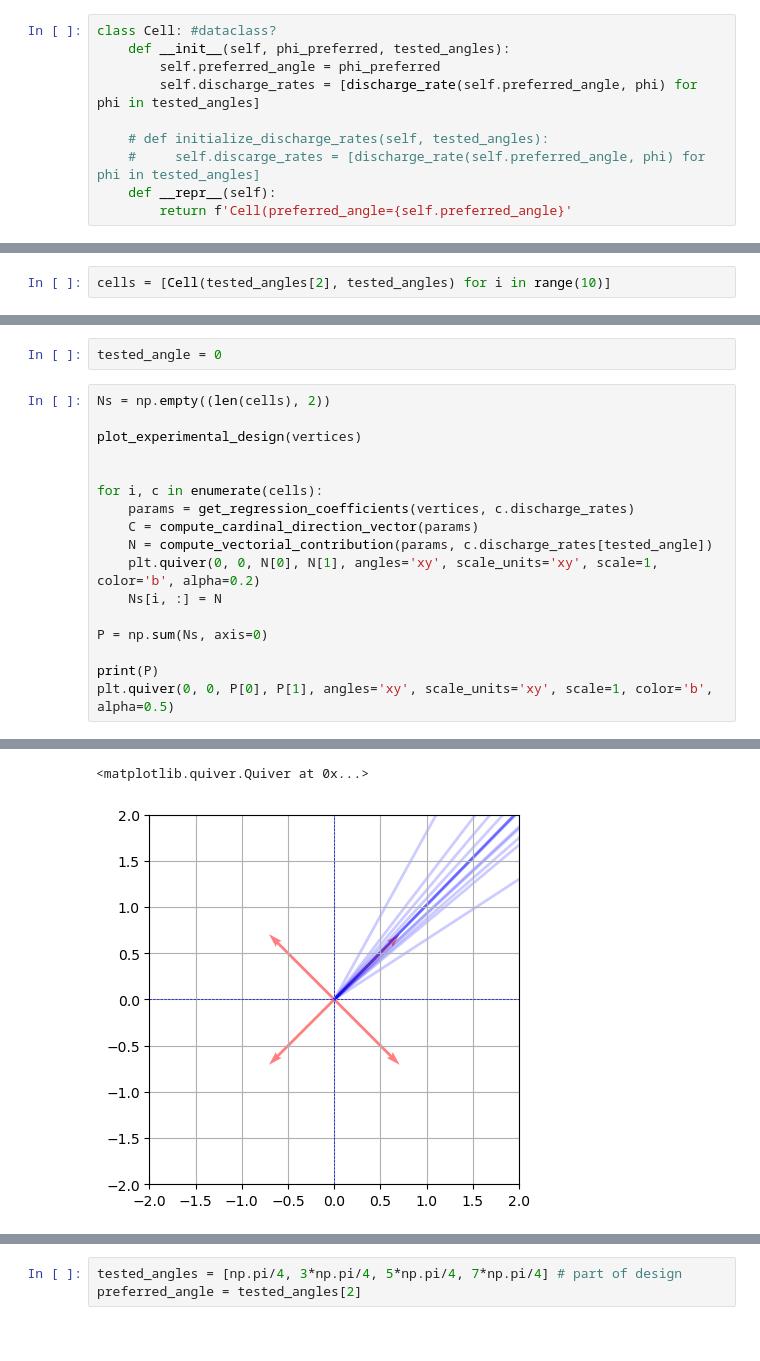
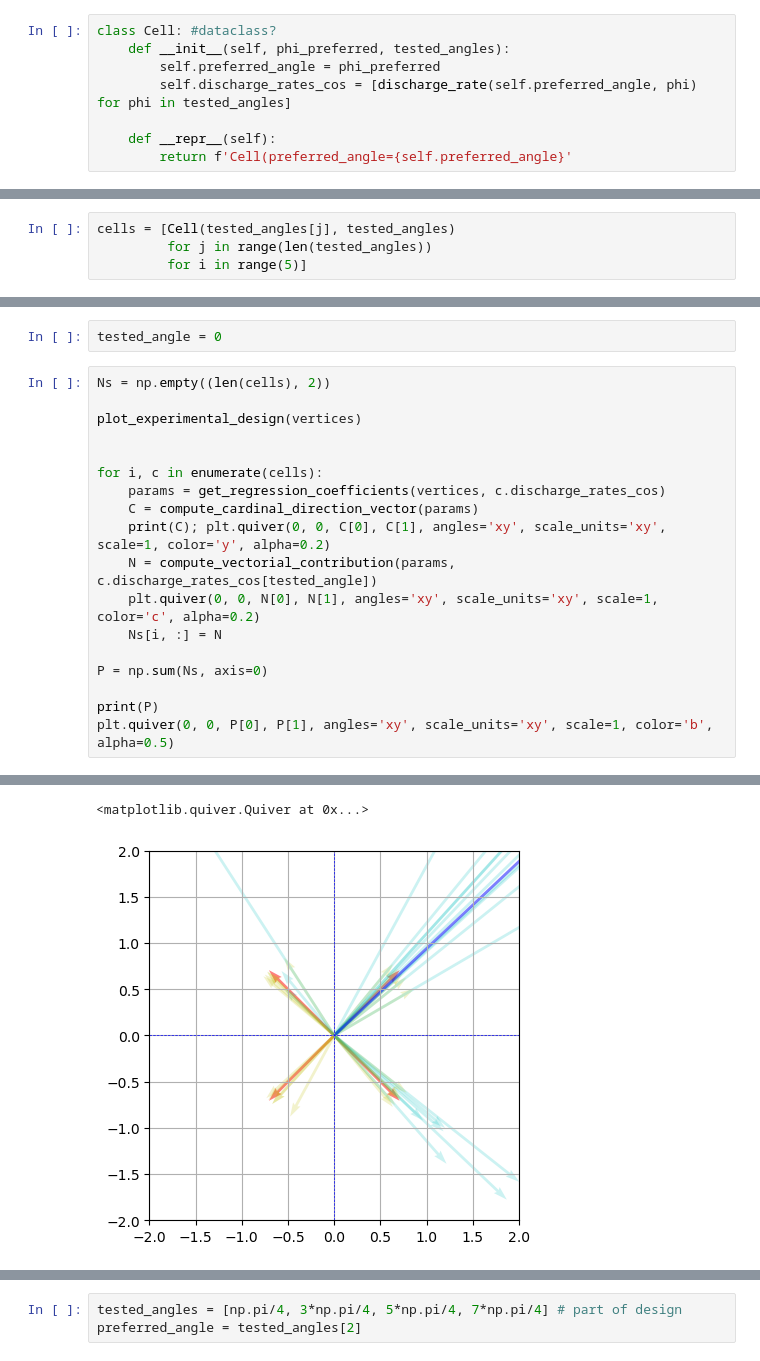
Before and after one commit to marek1n/georgopoulos1986, a Jupyter notebook: population_vector2d.ipynb, the cells around one changed output, grey strips where cells are left out. Saved outputs shown, nothing was run; the diff lists cells and outputs as text.

```diff
--- a/population_vector2d.ipynb
+++ b/population_vector2d.ipynb
@@ -100,14 +96,14 @@ a few cells
 class Cell: #dataclass?
     def __init__(self, phi_preferred, tested_angles):
         self.preferred_angle = phi_preferred
-        self.discharge_rates = [discharge_rate(self.preferred_angle, phi) for phi in tested_angles]
+        self.discharge_rates_cos = [discharge_rate(self.preferred_angle, phi) for phi in tested_angles]
 
-    # def initialize_discharge_rates(self, tested_angles):
-    #     self.discarge_rates = [discharge_rate(self.preferred_angle, phi) for phi in tested_angles]
     def __repr__(self):
         return f'Cell(preferred_angle={self.preferred_angle}'
 # %%
 tested_angles = [np.pi/4, 3*np.pi/4, 5*np.pi/4, 7*np.pi/4] # part of design
 preferred_angle = tested_angles[2]
 # %%
-cells = [Cell(tested_angles[2], tested_angles) for i in range(10)]
+cells = [Cell(tested_angles[j], tested_angles)
+         for j in range(len(tested_angles))
+         for i in range(5)]
@@ -131,10 +116,11 @@ plot_experimental_design(vertices)
 
 
 for i, c in enumerate(cells):
-    params = get_regression_coefficients(vertices, c.discharge_rates)
+    params = get_regression_coefficients(vertices, c.discharge_rates_cos)
     C = compute_cardinal_direction_vector(params)
-    N = compute_vectorial_contribution(params, c.discharge_rates[tested_angle])
-    plt.quiver(0, 0, N[0], N[1], angles='xy', scale_units='xy', scale=1, color='b', alpha=0.2)
+    print(C); plt.quiver(0, 0, C[0], C[1], angles='xy', scale_units='xy', scale=1, color='y', alpha=0.2)
+    N = compute_vectorial_contribution(params, c.discharge_rates_cos[tested_angle])
+    plt.quiver(0, 0, N[0], N[1], angles='xy', scale_units='xy', scale=1, color='c', alpha=0.2)
     Ns[i, :] = N
 
 P = np.sum(Ns, axis=0)
@@ -146,2 +148,2 @@ plt.quiver(0, 0, P[0], P[1], angles='xy', scale_units='xy', scale=1, color='b',
 <matplotlib.quiver.Quiver at 0x...>
-[figure, old version]
+[figure, new version]
```
Also changed, not shown: parts of 9 cells of this notebook.
